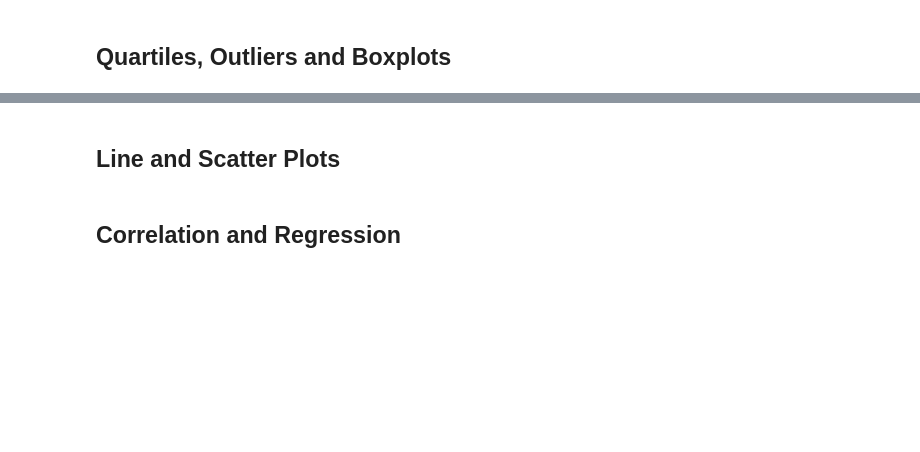
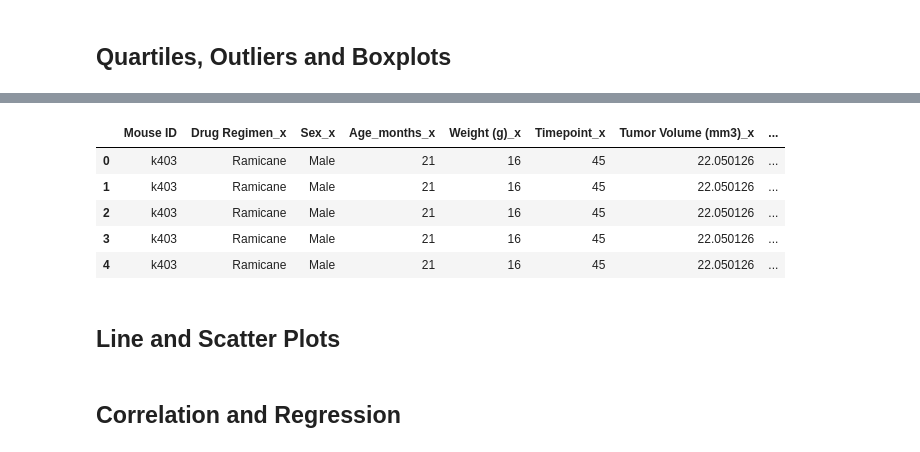
Before and after one commit to MichFig/Matplotlib, a Jupyter notebook: Pymaceuticals/pymaceuticals.ipynb, the cells around one changed output, grey strips where cells are left out. Cells and saved outputs as stored; diff of their text form; code cells hidden in the pictures; blank space fills up the shorter version.

```diff
--- a/Pymaceuticals/pymaceuticals.ipynb
+++ b/Pymaceuticals/pymaceuticals.ipynb
@@ -203,3 +210,14 @@ SyntaxError: unmatched ']' (<ipython-input-24-1a1a55c44199>, line 4)
+# %%
+# Merge this group df with the original dataframe to get the tumor volume at the last timepoint
+combine_tumor_vol = pd.merge(final_tv_df,clean_df,on="Mouse ID")
+combine_tumor_vol.head()
+# %% [output]
+|  | Mouse ID | Drug Regimen_x | Sex_x | Age_months_x | Weight (g)_x | Timepoint_x | Tumor Volume (mm3)_x | ... |
+| 0 | k403 | Ramicane | Male | 21 | 16 | 45 | 22.050126 | ... |
+| 1 | k403 | Ramicane | Male | 21 | 16 | 45 | 22.050126 | ... |
+| 2 | k403 | Ramicane | Male | 21 | 16 | 45 | 22.050126 | ... |
+| 3 | k403 | Ramicane | Male | 21 | 16 | 45 | 22.050126 | ... |
+| 4 | k403 | Ramicane | Male | 21 | 16 | 45 | 22.050126 | ... |
 # %%
 # Put treatments into a list for for loop (and later for plot labels)
 
```
Also changed, not shown: parts of 4 cells of this notebook.
